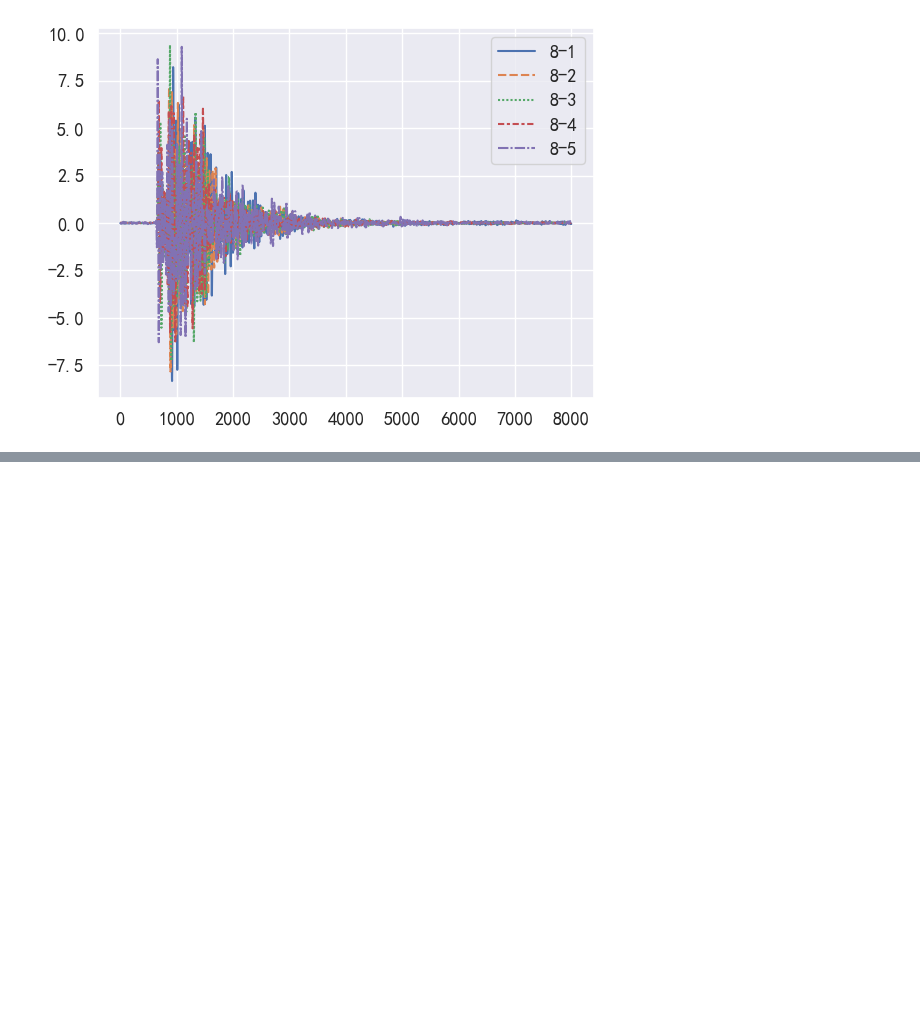
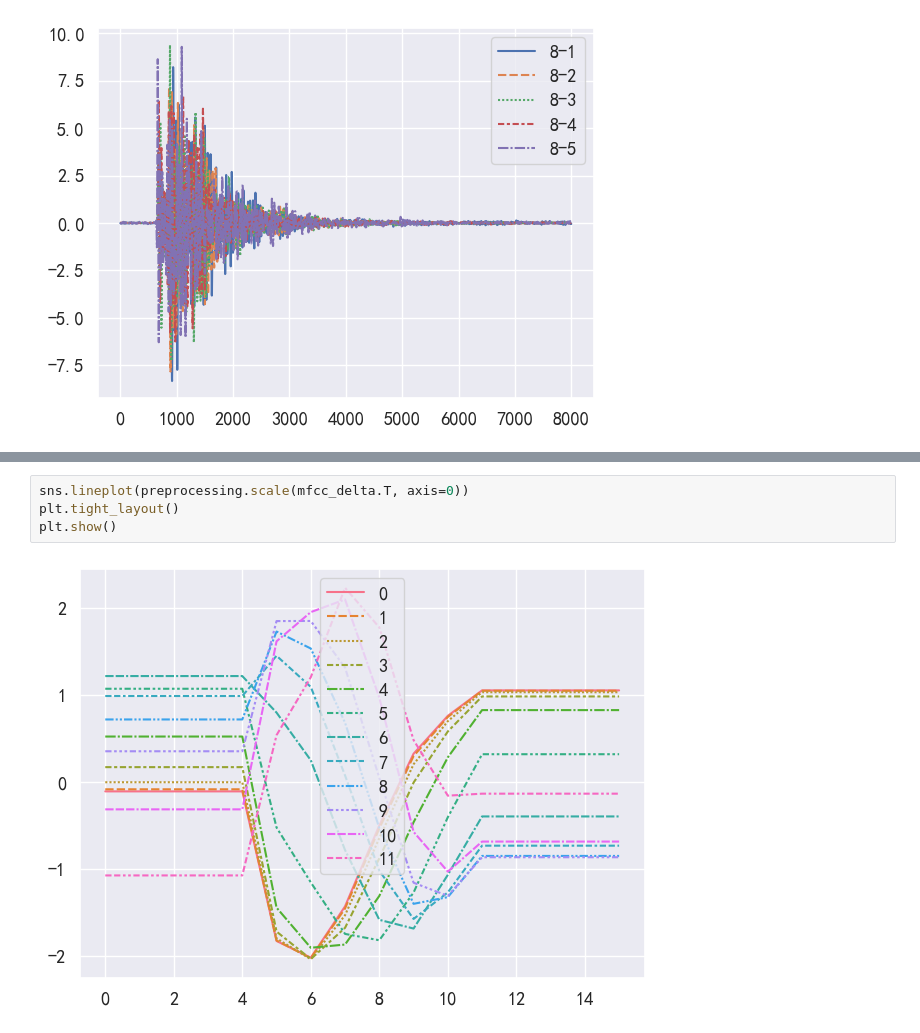
Before and after one commit to james-curtis/2023.tfmcm.com, a Jupyter notebook: 数据预处理/main.ipynb, the cells around one changed output, grey strips where cells are left out. Drawn from its saved outputs; the diff is of its cells as text; blank space fills up the shorter version.

```diff
--- a/数据预处理/main.ipynb
+++ b/数据预处理/main.ipynb
@@ -217,0 +308,6 @@ plt.show()
+# %%
+sns.lineplot(preprocessing.scale(mfcc_delta.T, axis=0))
+plt.tight_layout()
+plt.show()
+# %% [output]
+[figure, added]
```
Also changed, not shown: parts of 21 cells of this notebook, 9 other files.
